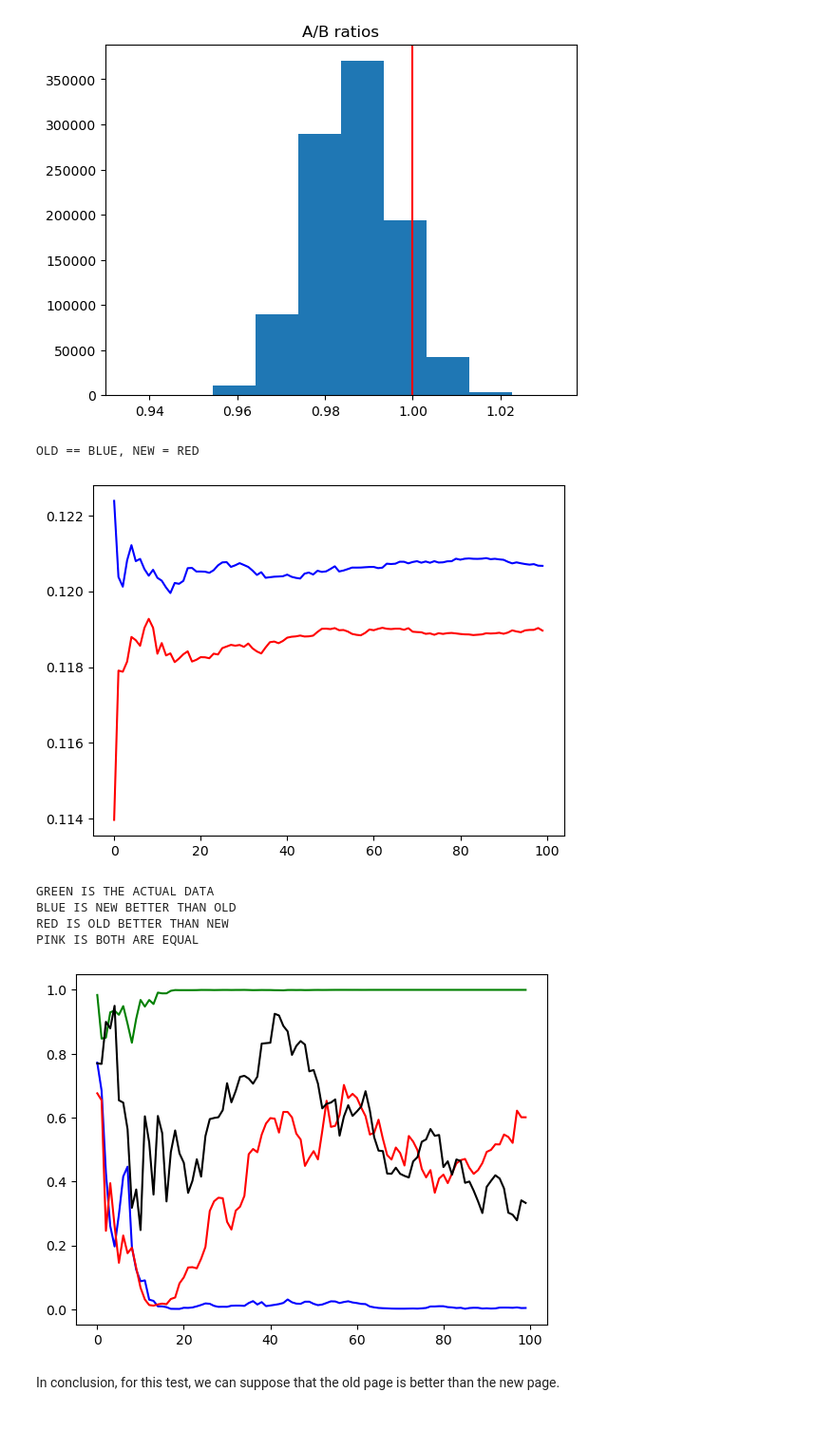
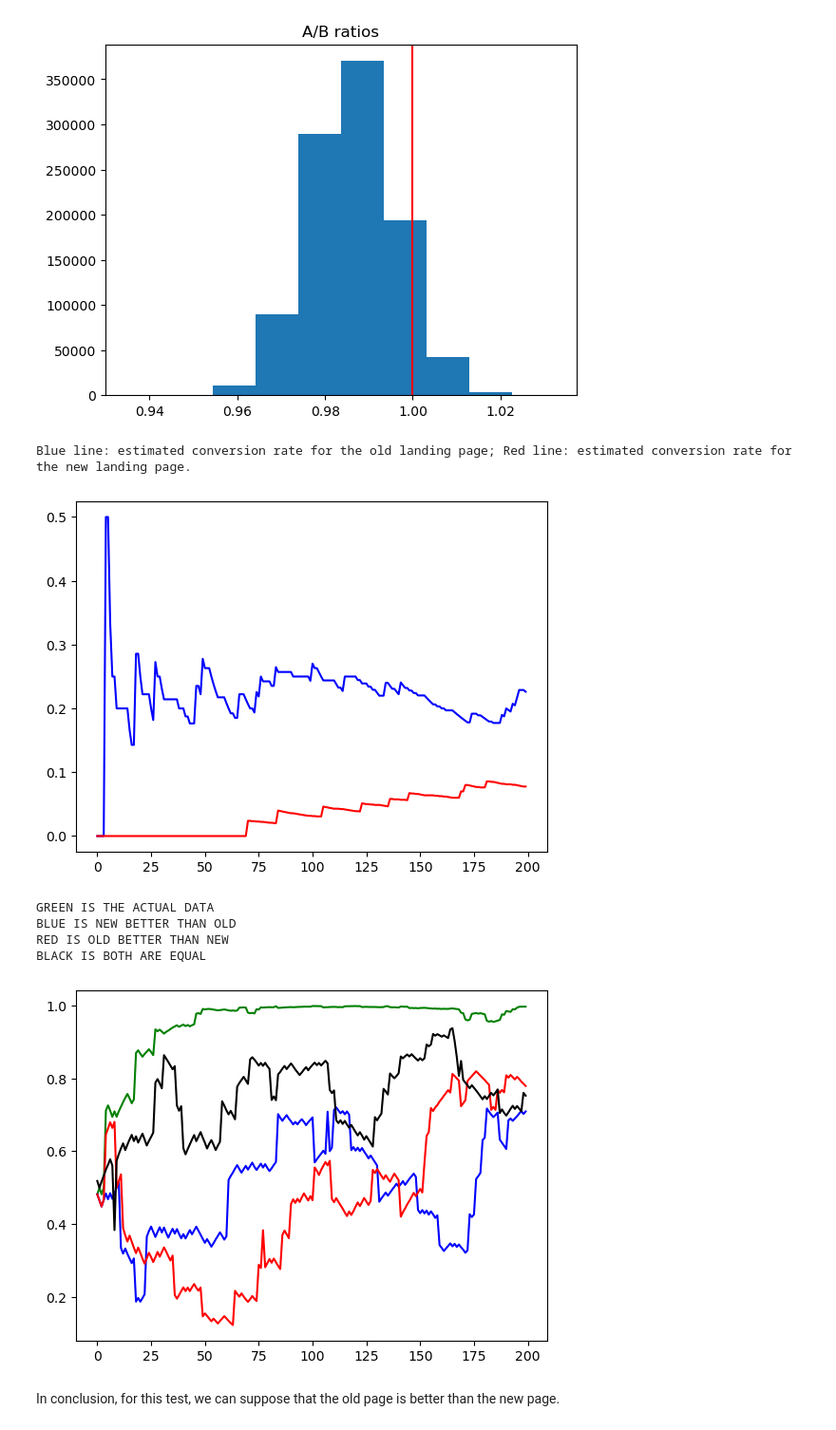
Before and after one commit to tamaraamicic/MAT4376_Project2, a Jupyter notebook: Project2_Tanner.ipynb, the cells around one changed output. Shown at 95% size. Saved outputs shown, nothing was run; the diff lists cells and outputs as text; code cells hidden in the pictures.

```diff
--- a/Project2_Tanner.ipynb
+++ b/Project2_Tanner.ipynb
@@ -217,20 +218,26 @@ plt.show()
 # %% [output]
 [figure]
 # %%
-def generate_sample_study(df, size):
+def generate_sample_study(df, size, sample_size):
     new_df = []
     previous_cumu_new = 0
     previous_cumu_old = 0
     previous_cumu_conv_new = 0
     previous_cumu_conv_old = 0
+    cumu_conv_ratio_old = 0
+    cumu_conv_ratio_new = 0
     for i in range(size):
-        current_sample = df.sample(random.randint(0, int(len(df) / 4)))
+        current_sample = df.sample(sample_size)
         sample_new = current_sample[current_sample['landing_page'] == 'new_page']
         sample_old = current_sample[current_sample['landing_page'] == 'old_page']
         previous_cumu_new += len(sample_old)
         previous_cumu_old += len(sample_new)
         previous_cumu_conv_old += sum(sample_old['converted'])
         previous_cumu_conv_new += sum(sample_new['converted'])
+        if previous_cumu_old != 0: # avoid division by zero
+            cumu_conv_ratio_old = previous_cumu_conv_old / previous_cumu_old
+        if previous_cumu_new != 0:
+            cumu_conv_ratio_new = previous_cumu_conv_new / previous_cumu_new
         new_df.append(pd.DataFrame({
             "time" : i,
             "old_page_interaction" : [len(sample_old)],
@@ -241,8 +248,8 @@ def generate_sample_study(df, size):
             'cumulative_new_page_interaction' : previous_cumu_new,
             'cumulative_old_page_conversion' : previous_cumu_conv_old,
             'cumulative_new_page_conversion' : previous_cumu_conv_new,
-            'cumulative_old_page_conversion_rate' : previous_cumu_conv_old / previous_cumu_old,
-            'cumulative_new_page_conversion_rate' : previous_cumu_conv_new / previous_cumu_new
+            'cumulative_old_page_conversion_rate' : cumu_conv_ratio_old,
+            'cumulative_new_page_conversion_rate' : cumu_conv_ratio_new
         }))
     return pd.concat(new_df, ignore_index=True)
 
@@ -259,27 +266,33 @@ def generate_prob_same_study(timeline):
     timeline['prob_same'] = prob_same
     return
 
-def generate_random_samples(p, n):
+def generate_random_samples(p, n): # called when generating synthetic data
     results = []
     for i in range(n):
         results.append((random.uniform(0,1) <= p) + 0)
     return results
 
-def generate_synthetic_data(p_old, p_new, length, max_size):
+def generate_synthetic_data(p_old, p_new, length = 50, sample_size = 1):
     new_df = []
     previous_cumu_new = 0
     previous_cumu_old = 0
     previous_cumu_conv_new = 0
     previous_cumu_conv_old = 0
+    cumu_conv_ratio_old = 0
+    cumu_conv_ratio_new = 0
     for i in range(length):
-        old_samples = random.randint(0, max_size)
-        new_samples = random.randint(0, max_size)
+        old_samples = random.randint(0, sample_size)
+        new_samples = sample_size - old_samples
         old_conv = sum(generate_random_samples(p_old, old_samples))
         new_conv = sum(generate_random_samples(p_new, new_samples))
         previous_cumu_new += new_samples
         previous_cumu_old += old_samples
         previous_cumu_conv_new += new_conv
         previous_cumu_conv_old += old_conv
+        if previous_cumu_old != 0:
+            cumu_conv_ratio_old = previous_cumu_conv_old / previous_cumu_old
+        if previous_cumu_new != 0:
+            cumu_conv_ratio_new = previous_cumu_conv_new / previous_cumu_new
         new_df.append(pd.DataFrame({
             "time" : i,
             "old_page_interaction" : [old_samples],
@@ -290,43 +303,45 @@ def generate_synthetic_data(p_old, p_new, length, max_size):
             'cumulative_new_page_interaction' : previous_cumu_new,
             'cumulative_old_page_conversion' : previous_cumu_conv_old,
             'cumulative_new_page_conversion' : previous_cumu_conv_new,
-            'cumulative_old_page_conversion_rate' : previous_cumu_conv_old / previous_cumu_old,
-            'cumulative_new_page_conversion_rate' : previous_cumu_conv_new / previous_cumu_new
+            'cumulative_old_page_conversion_rate' : cumu_conv_ratio_old,
+            'cumulative_new_page_conversion_rate' : cumu_conv_ratio_new
         }))
     return pd.concat(new_df, ignore_index=True)
 # %%
-timeline = generate_sample_study(ab_data, 100)
-synthetic1 = generate_synthetic_data(0.10, 0.11, 100, 250)
-synthetic2 = generate_synthetic_data(0.11, 0.10, 100, 250)
-synthetic3 = generate_synthetic_data(0.10, 0.10, 100, 250)
+num_iterations = 200
+timeline = generate_sample_study(df = ab_data, size = num_iterations, sample_size = 1)
 # %%
-print("OLD == BLUE, NEW = RED")
+print("Blue line: estimated conversion rate for the old landing page; Red line: estimated conversion rate for the new landing page.")
 plt.plot(timeline['time'], timeline['cumulative_old_page_conversion_rate'], color='blue')
 plt.plot(timeline['time'], timeline['cumulative_new_page_conversion_rate'], color='red')
 plt.show()
 # %% [output]
-OLD == BLUE, NEW = RED
+Blue line: estimated conversion rate for the old landing page; Red line: estimated conversion rate for the new landing page.
-[figure, old version]
+[figure, new version]
+# %%
+synthetic1 = generate_synthetic_data(p_old = 0.10, p_new = 0.11, length = num_iterations, sample_size = 1)
+synthetic2 = generate_synthetic_data(p_old = 0.11, p_new = 0.10, length = num_iterations, sample_size = 1)
+synthetic3 = generate_synthetic_data(p_old = 0.10, p_new = 0.10, length = num_iterations, sample_size = 1)
 # %%
 generate_prob_same_study(timeline)
 generate_prob_same_study(synthetic1)
 generate_prob_same_study(synthetic2)
 generate_prob_same_study(synthetic3)
 
 print("""GREEN IS THE ACTUAL DATA
 BLUE IS NEW BETTER THAN OLD
 RED IS OLD BETTER THAN NEW
-PINK IS BOTH ARE EQUAL""")
+BLACK IS BOTH ARE EQUAL""")
 plt.plot(timeline['time'], timeline['prob_same'], color="green")
 plt.plot(synthetic1['time'], synthetic1['prob_same'], color='blue')
 plt.plot(synthetic2['time'], synthetic2['prob_same'], color='red')
 plt.plot(synthetic3['time'], synthetic3['prob_same'], color='black')
 plt.show()
 # %% [output]
 GREEN IS THE ACTUAL DATA
 BLUE IS NEW BETTER THAN OLD
 RED IS OLD BETTER THAN NEW
-PINK IS BOTH ARE EQUAL
+BLACK IS BOTH ARE EQUAL
-[figure, old version]
+[figure, new version]
 # %% [markdown]
 In conclusion, for this test, we can suppose that the old page is better than the new page.
```
Also changed, not shown: parts of 5 cells of this notebook, 1 other file.
